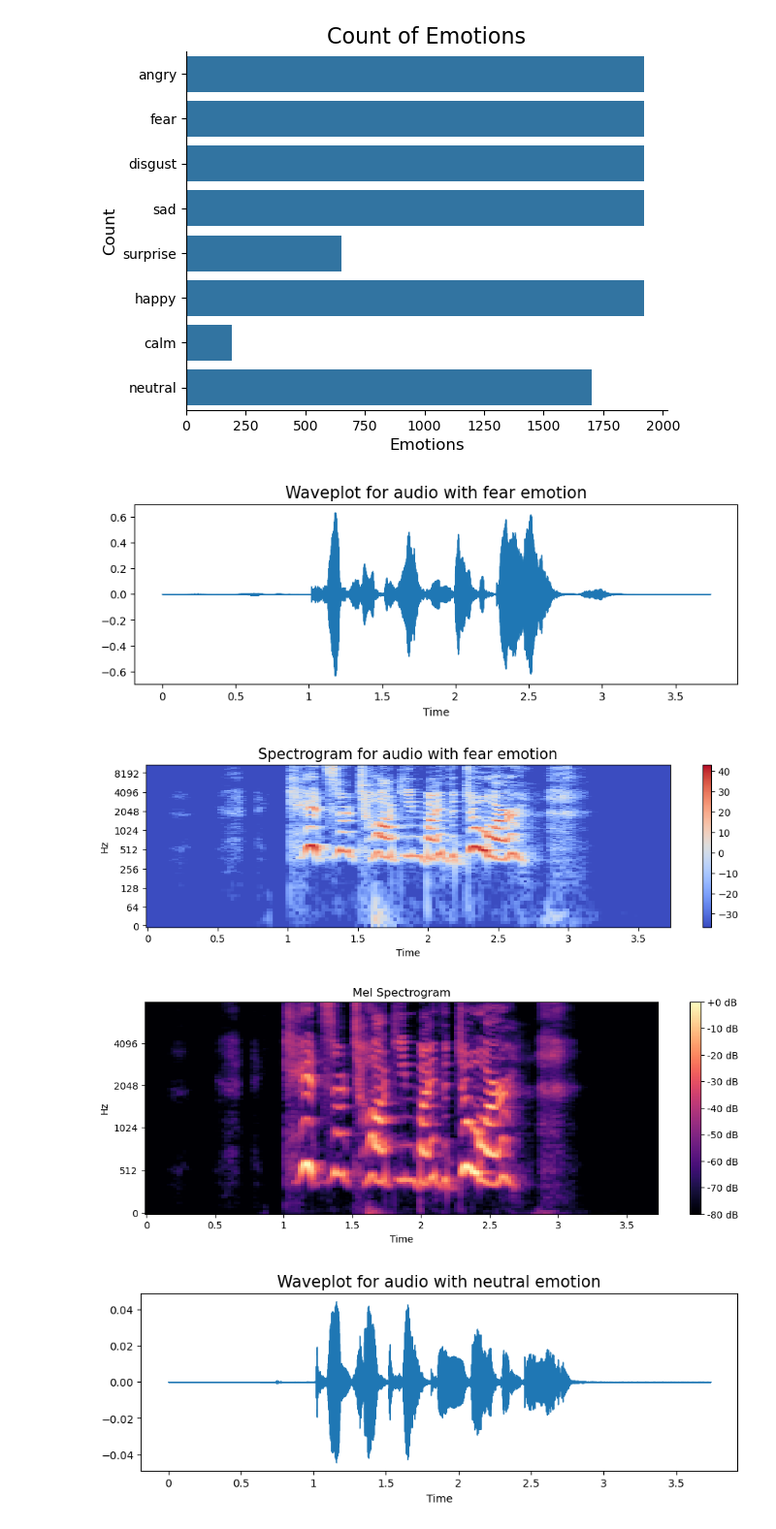
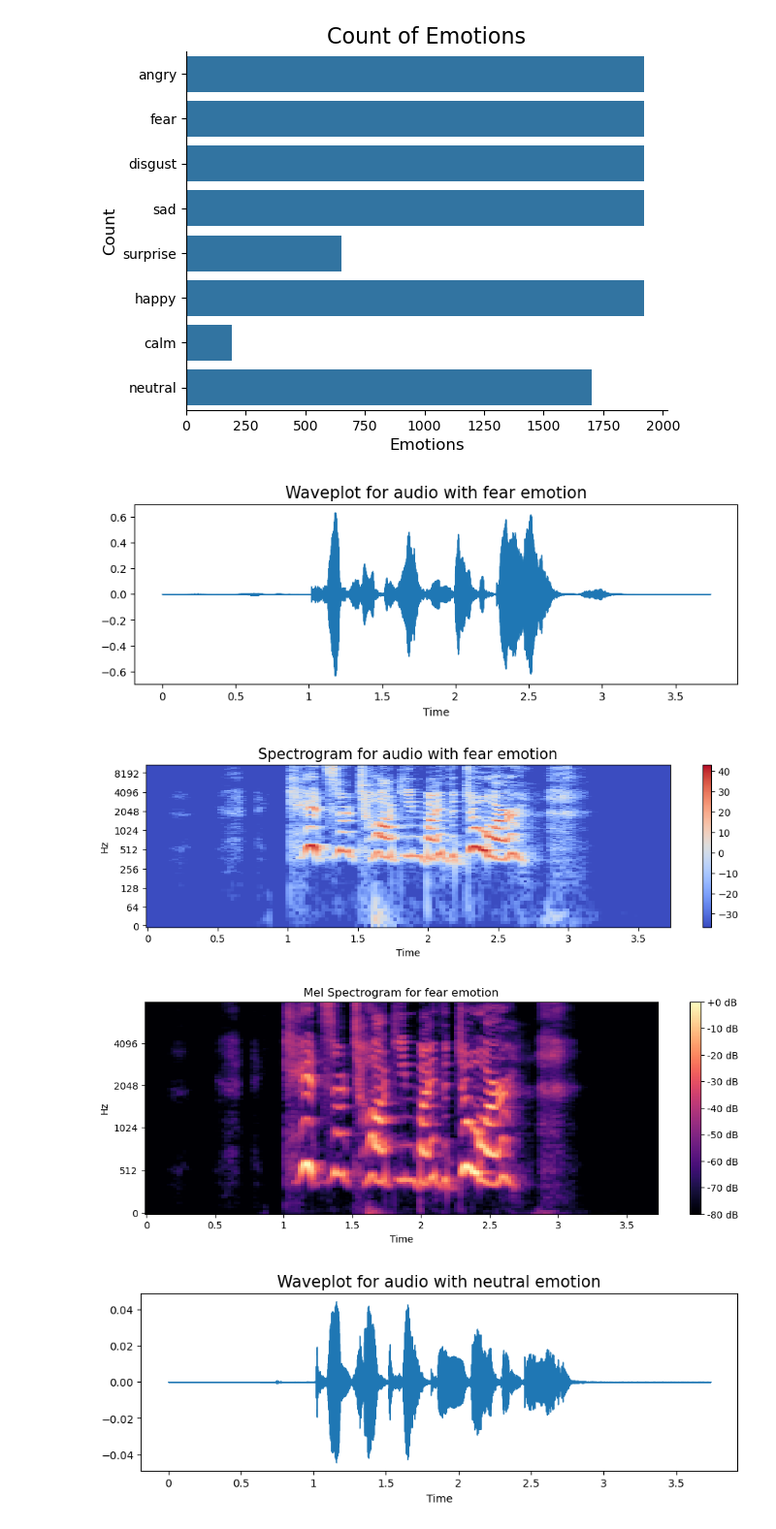
Before and after one commit to adrianwclement/speech-emotion-recognition, a Jupyter notebook: project.ipynb, the cells around one changed output. Shown at 97% size. Cells and saved outputs as stored; diff of their text form; code cells hidden in the pictures.

```diff
--- a/project.ipynb
+++ b/project.ipynb
@@ -224,35 +224,35 @@ def create_spectrogram(data, sr, e):
 # %%
 emotion='fear'
 path = np.array(data_path.Path[data_path.Emotions==emotion])[1]
 data, sampling_rate = librosa.load(path)
 create_waveplot(data, sampling_rate, emotion)
 create_spectrogram(data, sampling_rate, emotion)
 Audio(path)
 
 S = librosa.feature.melspectrogram(
     y=data,
     sr=sampling_rate,
     n_mels=128,
     fmax=8000
 )
 
 S_dB = librosa.power_to_db(S, ref=np.max)
 
 plt.figure(figsize=(12, 4))
 librosa.display.specshow(
     S_dB,
     sr=sampling_rate,
     x_axis="time",
     y_axis="mel",
     fmax=8000
 )
 plt.colorbar(format="%+2.0f dB")
-plt.title("Mel Spectrogram")
+plt.title("Mel Spectrogram for fear emotion")
 plt.show()
 # %% [output]
 [figure]
 [figure]
-[figure, old version]
+[figure, new version]
 # %%
 emotion='neutral'
 path = np.array(data_path.Path[data_path.Emotions==emotion])[1]
```
Also changed, not shown: parts of 5 cells of this notebook.
